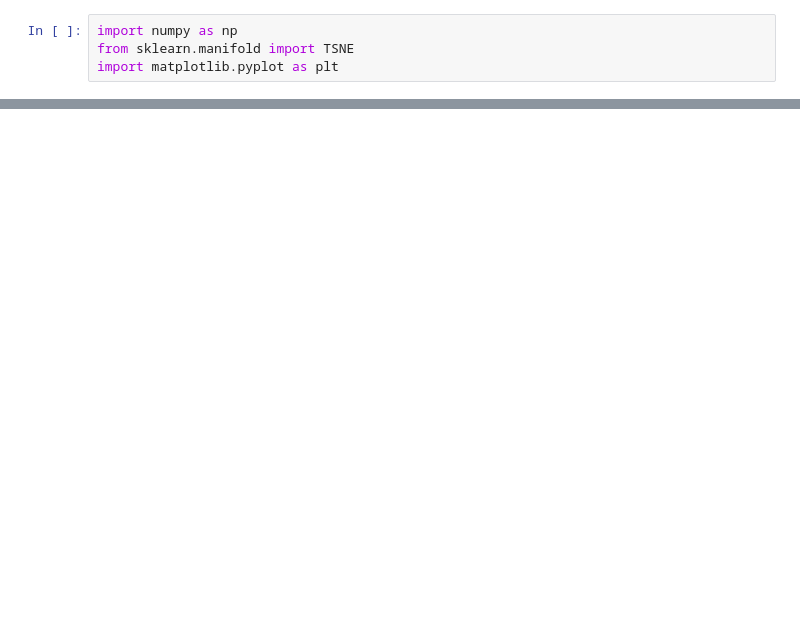
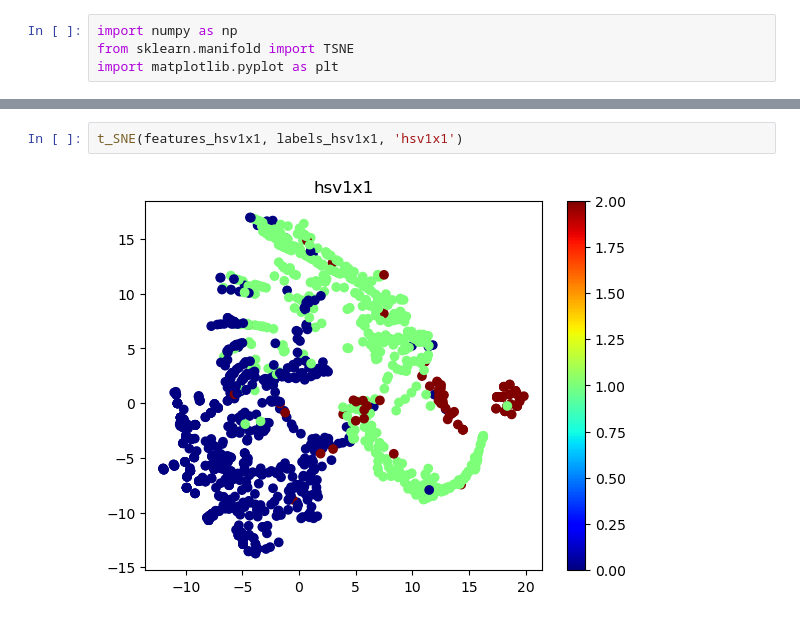
Before and after one commit to crisi7/Road_Recognition, a Jupyter notebook: FeatureX/TSNE.ipynb, the cells around one changed output, grey strips where cells are left out. Cells and saved outputs as stored; diff of their text form; blank space fills up the shorter version.

```diff
--- a/FeatureX/TSNE.ipynb
+++ b/FeatureX/TSNE.ipynb
@@ -30,0 +43,4 @@ t_SNE(features_bgr1x1, labels_bgr1x1)
+# %%
+t_SNE(features_hsv1x1, labels_hsv1x1, 'hsv1x1')
+# %% [output]
+[figure, added]
```
Also changed, not shown: parts of 6 cells of this notebook, 18 other files.
